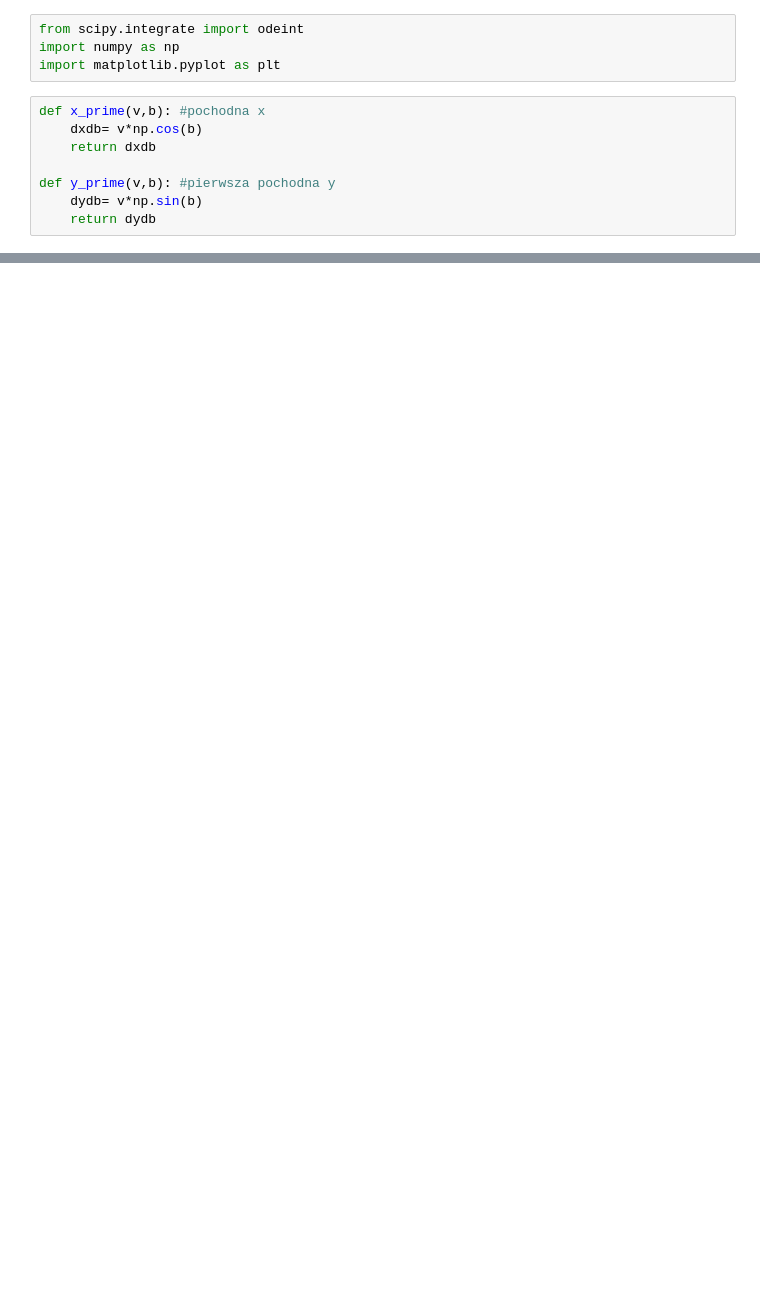
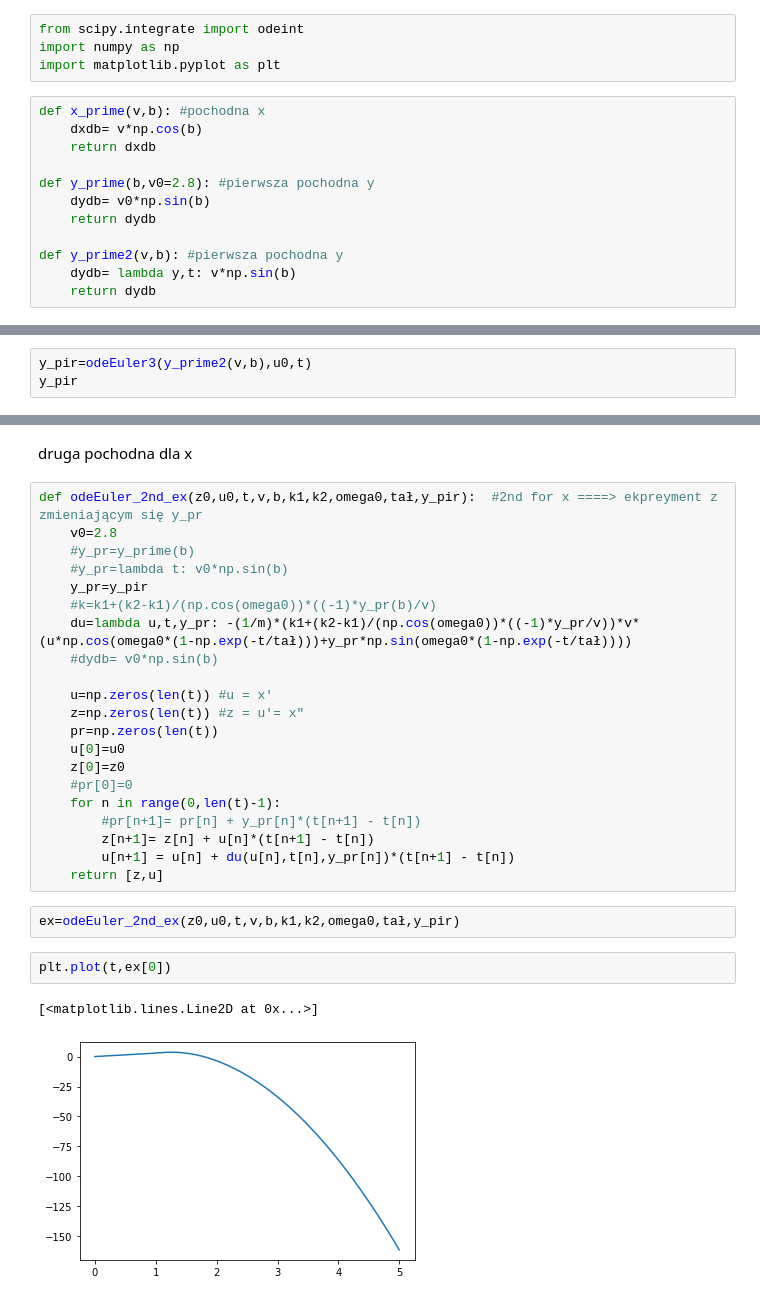
Before and after one commit to maggszy/rownania_rozniczkowe, a Jupyter notebook: rownaniarozniczkowe.ipynb, the cells around one changed output, grey strips where cells are left out. Cells and saved outputs as stored; diff of their text form; blank space fills up the shorter version.

```diff
--- a/rownaniarozniczkowe.ipynb
+++ b/rownaniarozniczkowe.ipynb
@@ -7,6 +7,10 @@ def x_prime(v,b): #pochodna x
     dxdb= v*np.cos(b)
     return dxdb
 
-def y_prime(v,b): #pierwsza pochodna y
-    dydb= v*np.sin(b)
+def y_prime(b,v0=2.8): #pierwsza pochodna y
+    dydb= v0*np.sin(b)
     return dydb
+
+def y_prime2(v,b): #pierwsza pochodna y
+    dydb= lambda y,t: v*np.sin(b)
+    return dydb
@@ -24,0 +41,3 @@ def change_x_second(v,b,k1,k2,omega0,t,tał):
+# %%
+y_pir=odeEuler3(y_prime2(v,b),u0,t)
+y_pir
@@ -33,0 +81,30 @@ def change_y_second(v,b,k1,k2,omega0,t,tał):
+# %% [markdown]
+druga pochodna dla x
+# %%
+def odeEuler_2nd_ex(z0,u0,t,v,b,k1,k2,omega0,tał,y_pir):  #2nd for x ====> ekpreyment z zmieniającym się y_pr
+    v0=2.8
+    #y_pr=y_prime(b)
+    #y_pr=lambda t: v0*np.sin(b)
+    y_pr=y_pir
+    #k=k1+(k2-k1)/(np.cos(omega0))*((-1)*y_pr(b)/v)
+    du=lambda u,t,y_pr: -(1/m)*(k1+(k2-k1)/(np.cos(omega0))*((-1)*y_pr/v))*v*(u*np.cos(omega0*(1-np.exp(-t/tał)))+y_pr*np.sin(omega0*(1-np.exp(-t/tał))))
+    #dydb= v0*np.sin(b)
+
+    u=np.zeros(len(t)) #u = x'
+    z=np.zeros(len(t)) #z = u'= x"
+    pr=np.zeros(len(t))
+    u[0]=u0
+    z[0]=z0
+    #pr[0]=0
+    for n in range(0,len(t)-1):
+        #pr[n+1]= pr[n] + y_pr[n]*(t[n+1] - t[n])
+        z[n+1]= z[n] + u[n]*(t[n+1] - t[n])
+        u[n+1] = u[n] + du(u[n],t[n],y_pr[n])*(t[n+1] - t[n])
+    return [z,u]
+# %%
+ex=odeEuler_2nd_ex(z0,u0,t,v,b,k1,k2,omega0,tał,y_pir)
+# %%
+plt.plot(t,ex[0])
+# %% [output]
+[<matplotlib.lines.Line2D at 0x...>]
+[figure, added]
```
Also changed, not shown: parts of 21 cells of this notebook, 1 other file.
